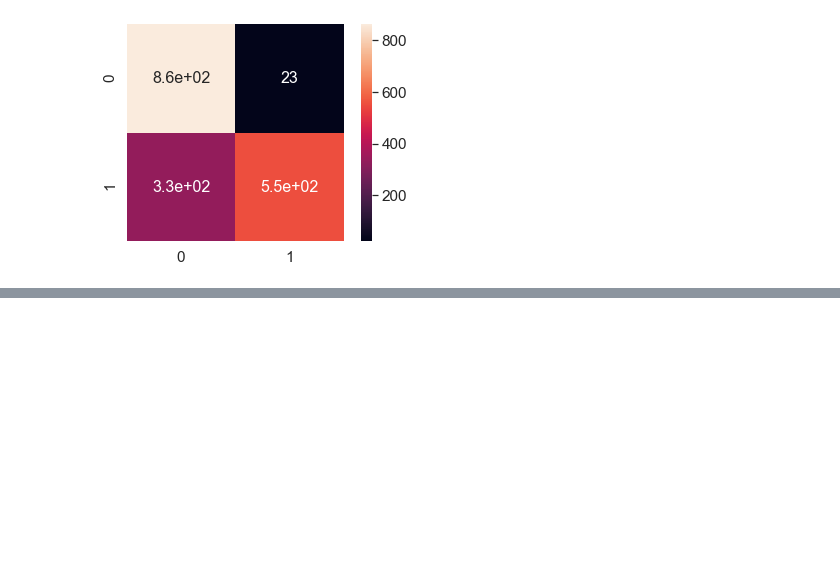
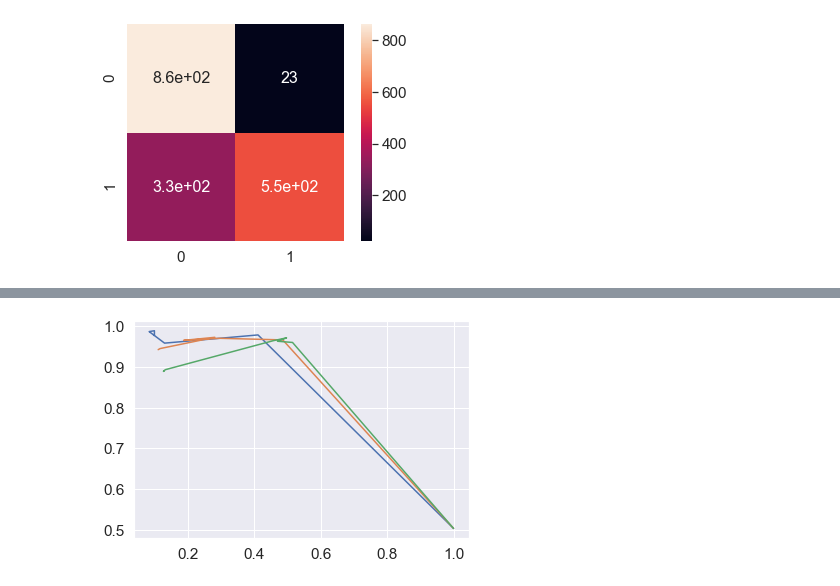
Before and after one commit to eceboran/AudioMalfunctionDetection, a Jupyter notebook: Modeling/one-class-svm-.ipynb, the cells around one changed output, grey strips where cells are left out. Saved outputs shown, nothing was run; the diff lists cells and outputs as text; code cells hidden in the pictures; blank space fills up the shorter version.

```diff
--- a/Modeling/one-class-svm-.ipynb
+++ b/Modeling/one-class-svm-.ipynb
@@ -291,0 +352,8 @@ array([[862,  23],
+# %%
+for id_p, prctl in enumerate(ran_prctl):
+    if(id_p<3):
+        plt.plot(recall_gn[id_p, :], precision_gn[id_p, :])
+
+plt.show()
+# %% [output]
+[figure, added]
```
Also changed, not shown: parts of 14 cells of this notebook.
